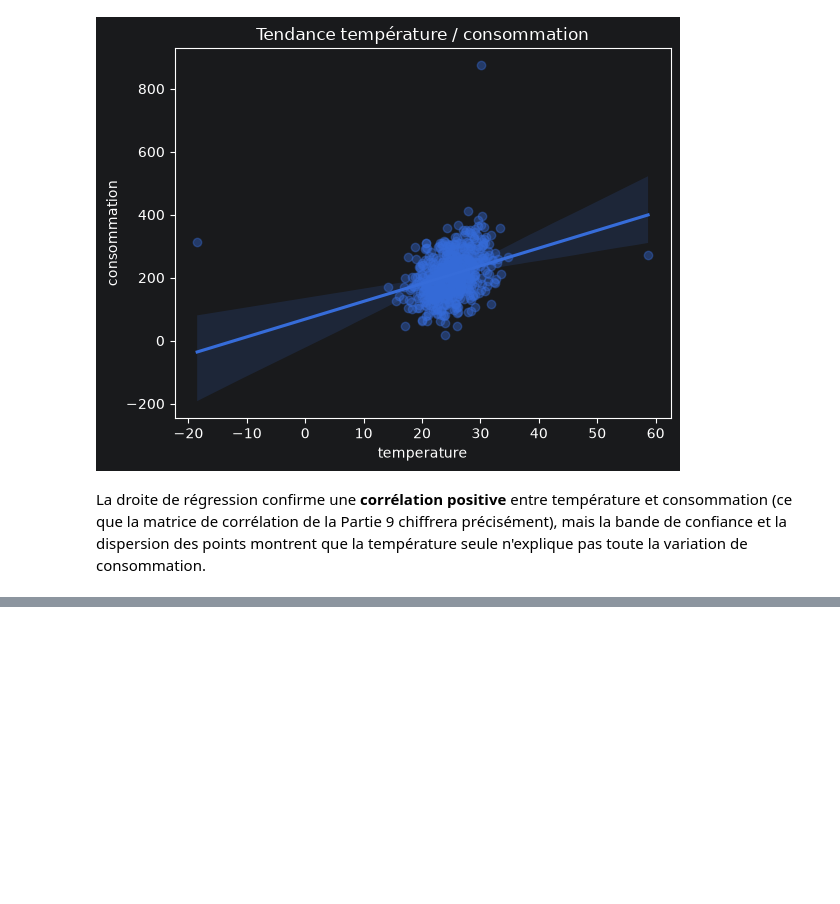
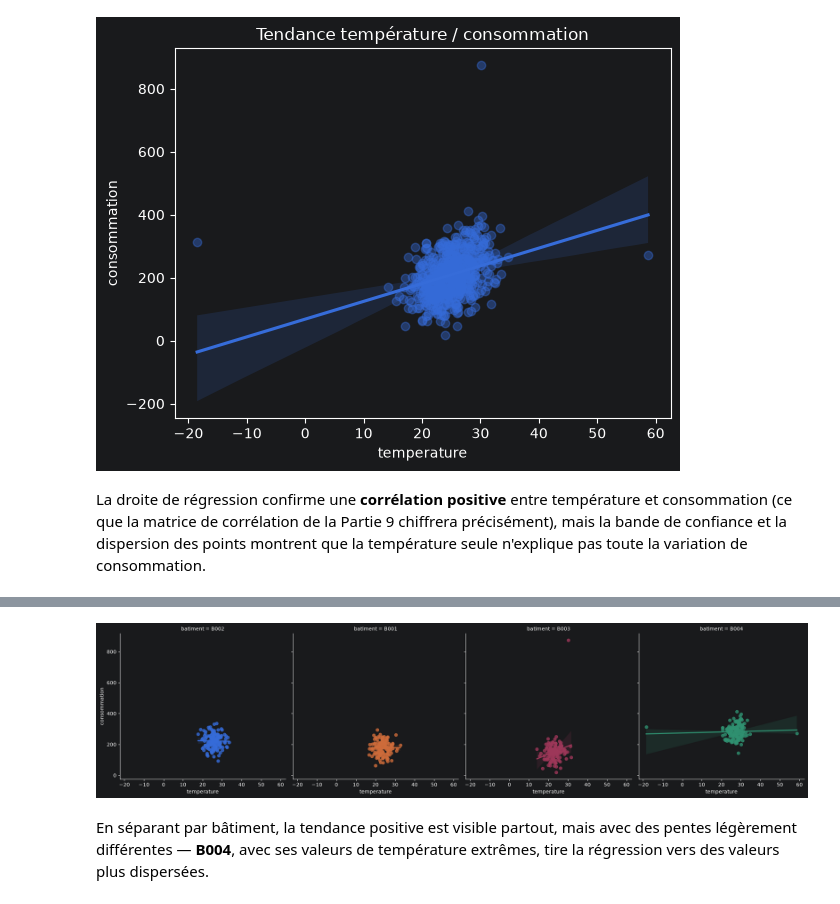
Before and after one commit to Abdouaziz2/atelier_seaborn_iot, a Jupyter notebook: notebooks/atelier_seaborn_iot.ipynb, the cells around one changed output, grey strips where cells are left out. Drawn from its saved outputs; the diff is of its cells as text; code cells hidden in the pictures; blank space fills up the shorter version.

Commit message:
Partie 8 – Régression avec lmplot()

```diff
--- a/notebooks/atelier_seaborn_iot.ipynb
+++ b/notebooks/atelier_seaborn_iot.ipynb
@@ -417,0 +423,12 @@ consommation.
+# %%
+# col="batiment"  : crée un sous-graphique (une "colonne" de facette) par bâtiment
+# hue="batiment"  : colore aussi chaque régression par bâtiment
+# legend=False    : évite une légende redondante avec les titres de facette
+sns.lmplot(data=df, x="temperature", y="consommation", col="batiment", hue="batiment", legend=False)
+plt.show()
+# %% [output]
+[figure, added]
+# %% [markdown]
+En séparant par bâtiment, la tendance positive est visible partout, mais avec des pentes
+légèrement différentes — **B004**, avec ses valeurs de température extrêmes, tire la régression vers
+des valeurs plus dispersées.
```
Also changed, not shown: parts of 1 cell of this notebook.
